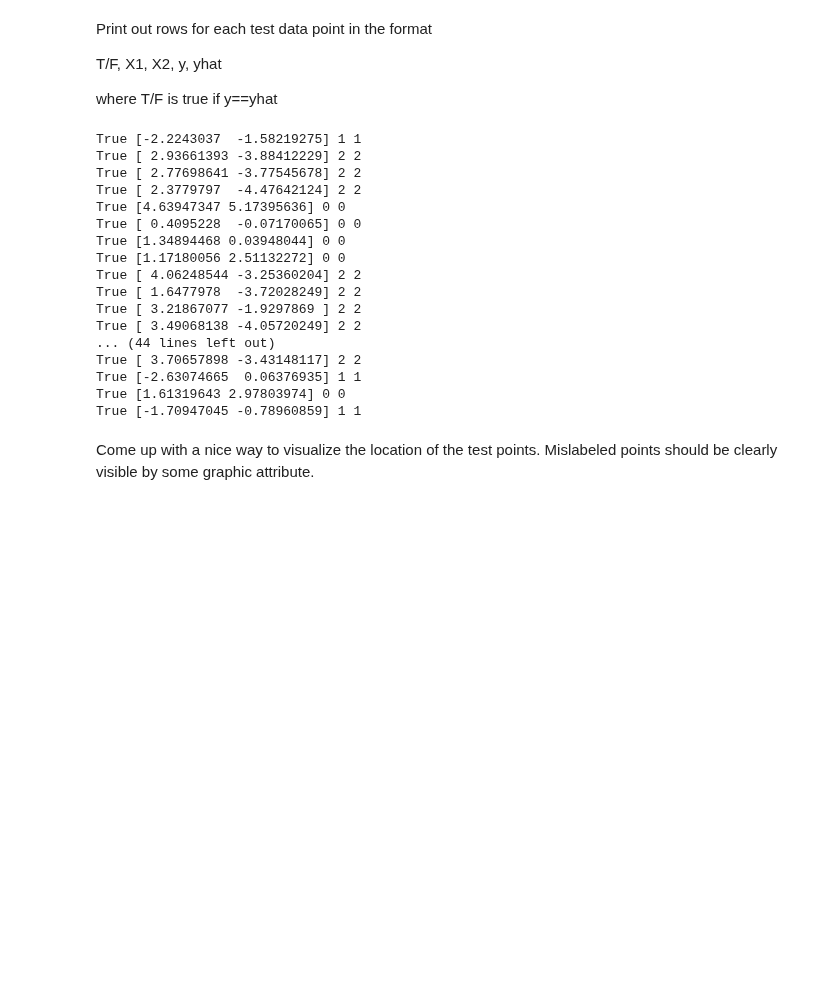
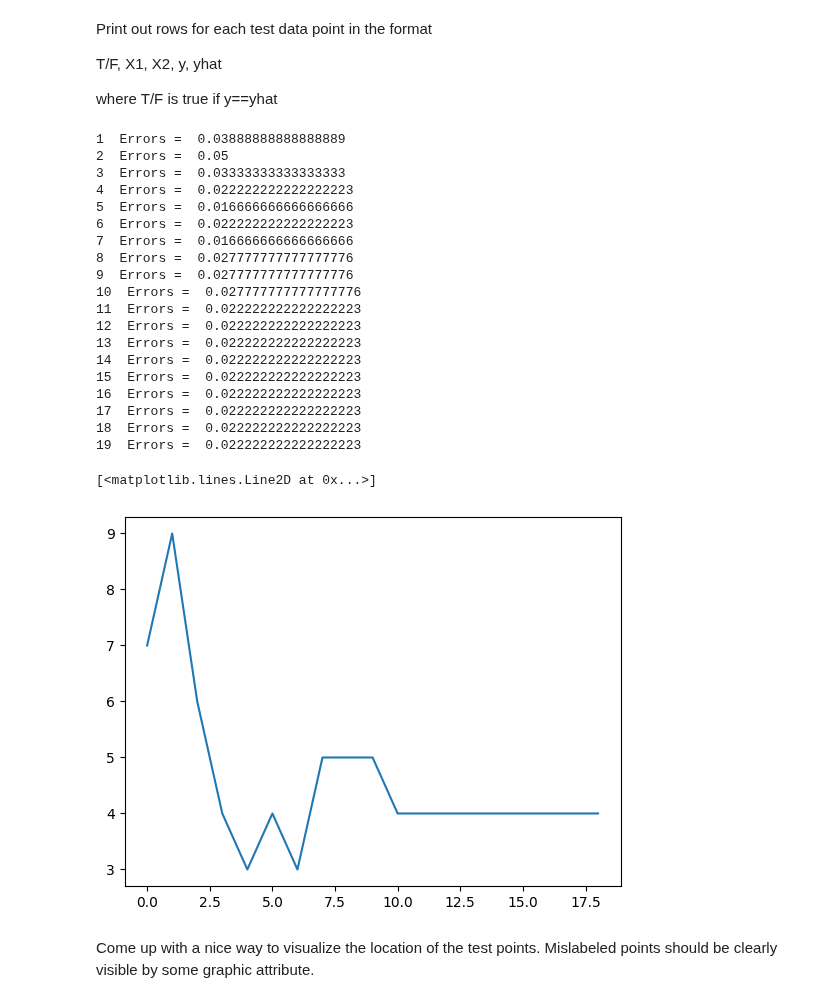
Before and after one commit to AET-CS/aet-cs.github.io, a Jupyter notebook: white/ML/lessons/knn-Key.ipynb, the cells around one changed output. Cells and saved outputs as stored; diff of their text form; code cells hidden in the pictures; blank space fills up the shorter version.

```diff
--- a/white/ML/lessons/knn-Key.ipynb
+++ b/white/ML/lessons/knn-Key.ipynb
@@ -67,6 +77,13 @@ def knn_label(X_train, y_train, X, y):
     distances = [(np.linalg.norm(x-X),i) for (i,x) in enumerate(X_train)]
     closest =  min(distances)[1]
     return y_train[closest], y
+# %%
+from scipy.stats import mode
+def knn_label_k(X_train, y_train, X, y, k):
+    distances = [[np.linalg.norm(x-X),i] for (i,x) in enumerate(X_train)]
+    distances.sort()
+    closest_k =  [i for _,i in distances[:k]]
+    return mode(y_train[closest_k])[0], y
 # %% [markdown]
 Print out rows for each test data point in the format
 
@@ -74,27 +91,41 @@ T/F, X1, X2, y, yhat
 
 where T/F is true if y==yhat
 # %%
-for x,y in zip(X_test, y_test):
-    yhat, y = knn_label(X_train, y_train,x,y)
-    print (yhat==y, x, yhat, y)
+errors = []
+for k in range(1,20):
+    count = 0
+    for x,y in zip(X_test, y_test):
+        yhat, y = knn_label_k(X_train, y_train,x,y,k)
+        # print (yhat==y, x, yhat, y)
+        if (yhat > y or yhat < y):
+            count += 1
+    print (k, " Errors = ", count / len(y_test))
+    errors += [count]
 # %% [output]
-True [-2.2243037  -1.58219275] 1 1
-True [ 2.93661393 -3.88412229] 2 2
-True [ 2.77698641 -3.77545678] 2 2
-True [ 2.3779797  -4.47642124] 2 2
-True [4.63947347 5.17395636] 0 0
-True [ 0.4095228  -0.07170065] 0 0
-True [1.34894468 0.03948044] 0 0
-True [1.17180056 2.51132272] 0 0
-True [ 4.06248544 -3.25360204] 2 2
-True [ 1.6477978  -3.72028249] 2 2
-True [ 3.21867077 -1.9297869 ] 2 2
-True [ 3.49068138 -4.05720249] 2 2
-... (44 lines left out)
-True [ 3.70657898 -3.43148117] 2 2
-True [-2.63074665  0.06376935] 1 1
-True [1.61319643 2.97803974] 0 0
-True [-1.70947045 -0.78960859] 1 1
+1  Errors =  0.03888888888888889
+2  Errors =  0.05
+3  Errors =  0.03333333333333333
+4  Errors =  0.022222222222222223
+5  Errors =  0.016666666666666666
+6  Errors =  0.022222222222222223
+7  Errors =  0.016666666666666666
+8  Errors =  0.027777777777777776
+9  Errors =  0.027777777777777776
+10  Errors =  0.027777777777777776
+11  Errors =  0.022222222222222223
+12  Errors =  0.022222222222222223
+13  Errors =  0.022222222222222223
+14  Errors =  0.022222222222222223
+15  Errors =  0.022222222222222223
+16  Errors =  0.022222222222222223
+17  Errors =  0.022222222222222223
+18  Errors =  0.022222222222222223
+19  Errors =  0.022222222222222223
+# %%
+plt.plot(errors)
+# %% [output]
+[<matplotlib.lines.Line2D at 0x...>]
+[figure, added]
 # %% [markdown]
 Come up with a nice way to visualize the location of the test points. Mislabeled points should be clearly visible by some graphic attribute.
 # %%
```
Also changed, not shown: parts of 2 cells of this notebook, 1 other file.
